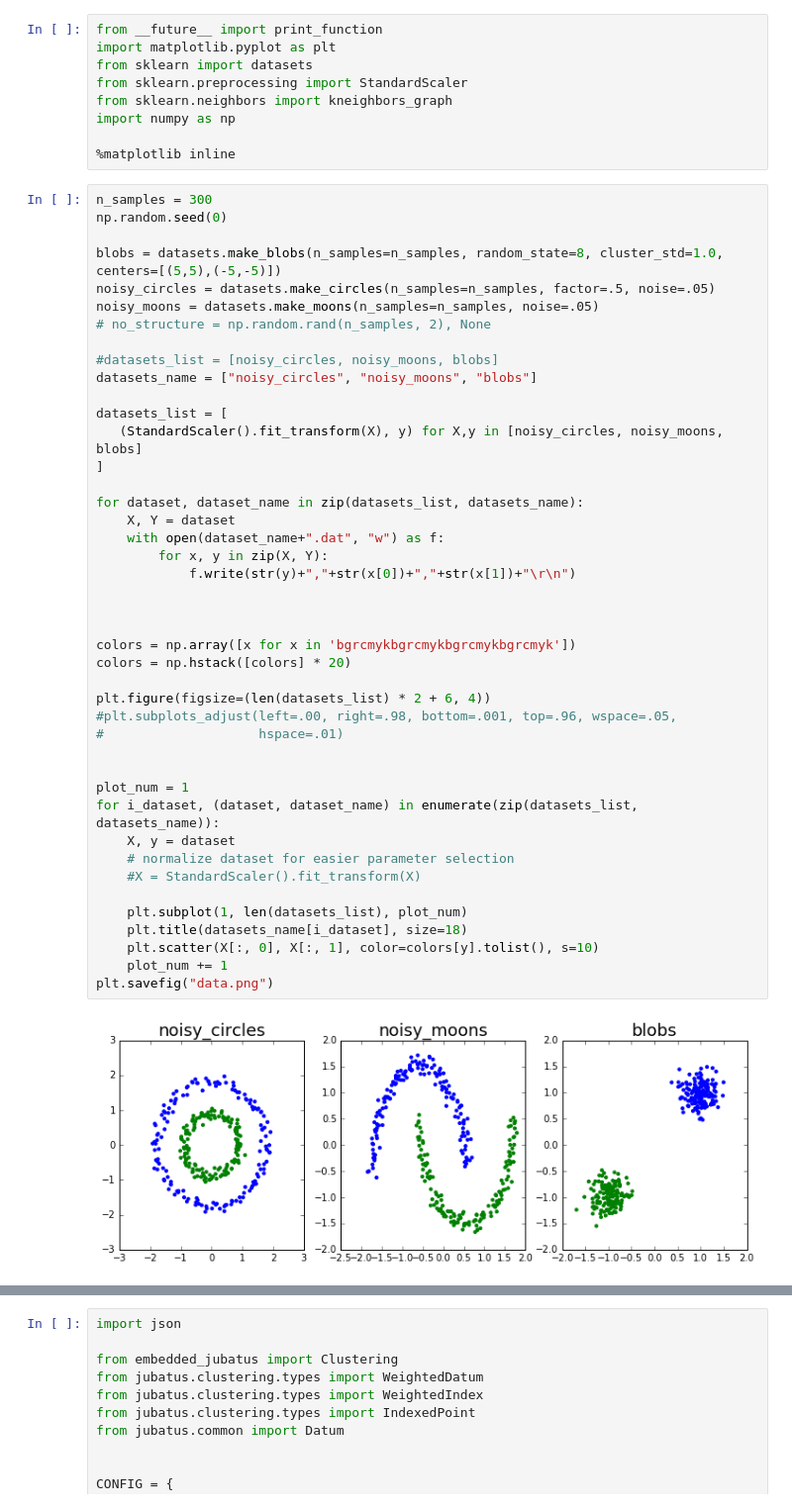
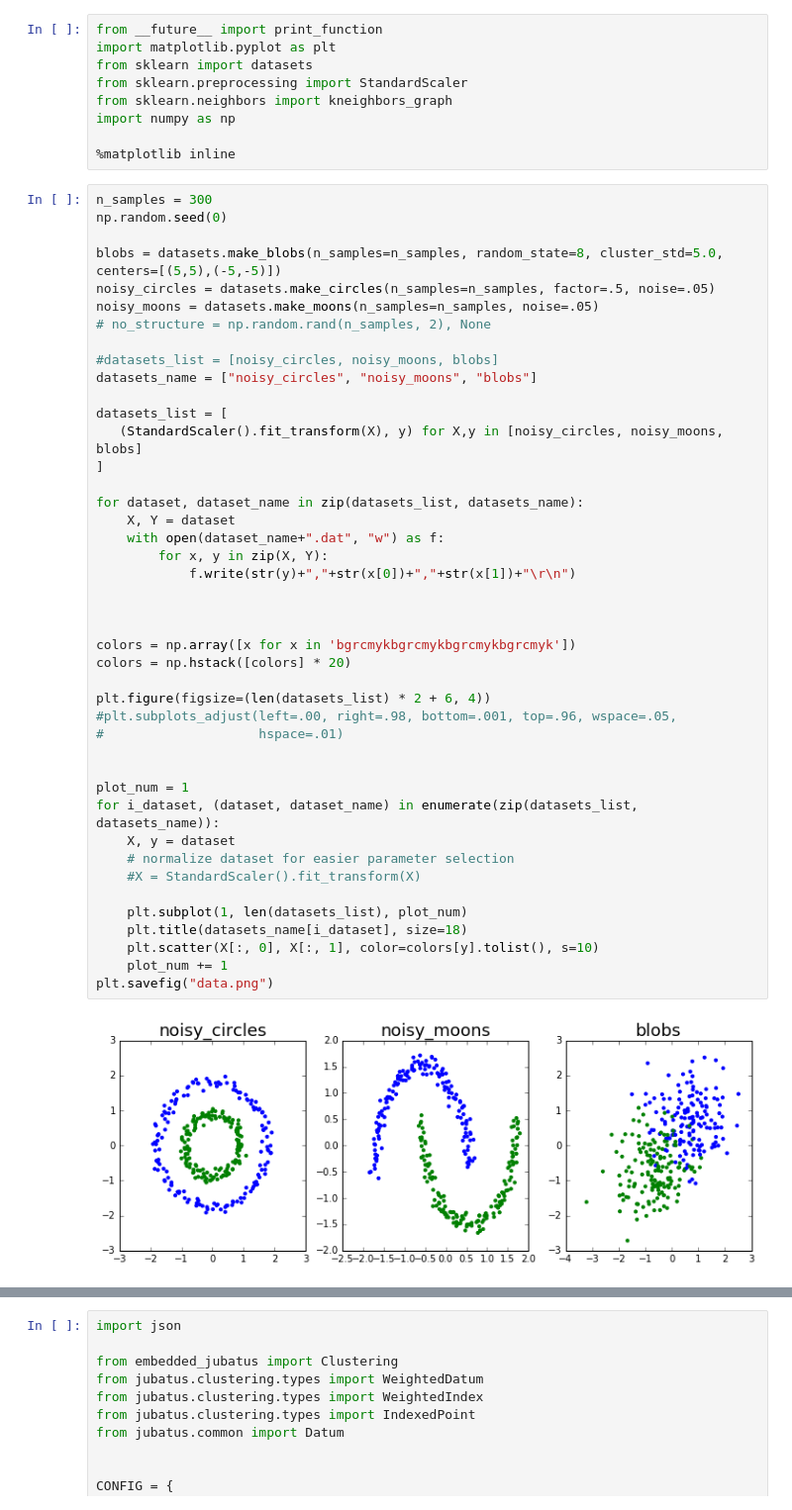
Before and after one commit to yukimori/evaluate_clustering, a Jupyter notebook: evaluate.ipynb, the cells around one changed output, grey strips where cells are left out. Shown at 99% size. Saved outputs shown, nothing was run; the diff lists cells and outputs as text.

```diff
--- a/evaluate.ipynb
+++ b/evaluate.ipynb
@@ -14,7 +14,7 @@ import numpy as np
 n_samples = 300
 np.random.seed(0)
 
-blobs = datasets.make_blobs(n_samples=n_samples, random_state=8, cluster_std=1.0, centers=[(5,5),(-5,-5)])
+blobs = datasets.make_blobs(n_samples=n_samples, random_state=8, cluster_std=5.0, centers=[(5,5),(-5,-5)])
 noisy_circles = datasets.make_circles(n_samples=n_samples, factor=.5, noise=.05)
 noisy_moons = datasets.make_moons(n_samples=n_samples, noise=.05)
 # no_structure = np.random.rand(n_samples, 2), None
@@ -27,34 +27,34 @@ datasets_list = [
 ]
 
 for dataset, dataset_name in zip(datasets_list, datasets_name):
     X, Y = dataset
     with open(dataset_name+".dat", "w") as f:
         for x, y in zip(X, Y):
             f.write(str(y)+","+str(x[0])+","+str(x[1])+"\r\n")
 
 
 
 colors = np.array([x for x in 'bgrcmykbgrcmykbgrcmykbgrcmyk'])
 colors = np.hstack([colors] * 20)
 
 plt.figure(figsize=(len(datasets_list) * 2 + 6, 4))
 #plt.subplots_adjust(left=.00, right=.98, bottom=.001, top=.96, wspace=.05,
 #                    hspace=.01)
 
 
 plot_num = 1
 for i_dataset, (dataset, dataset_name) in enumerate(zip(datasets_list, datasets_name)):
     X, y = dataset
     # normalize dataset for easier parameter selection
     #X = StandardScaler().fit_transform(X)
 
     plt.subplot(1, len(datasets_list), plot_num)
     plt.title(datasets_name[i_dataset], size=18)
     plt.scatter(X[:, 0], X[:, 1], color=colors[y].tolist(), s=10)
     plot_num += 1
 plt.savefig("data.png")
 # %% [output]
-[figure, old version]
+[figure, new version]
 # %%
 # データセットの分析
 print("dataset")
```
Also changed, not shown: parts of 8 cells of this notebook.
